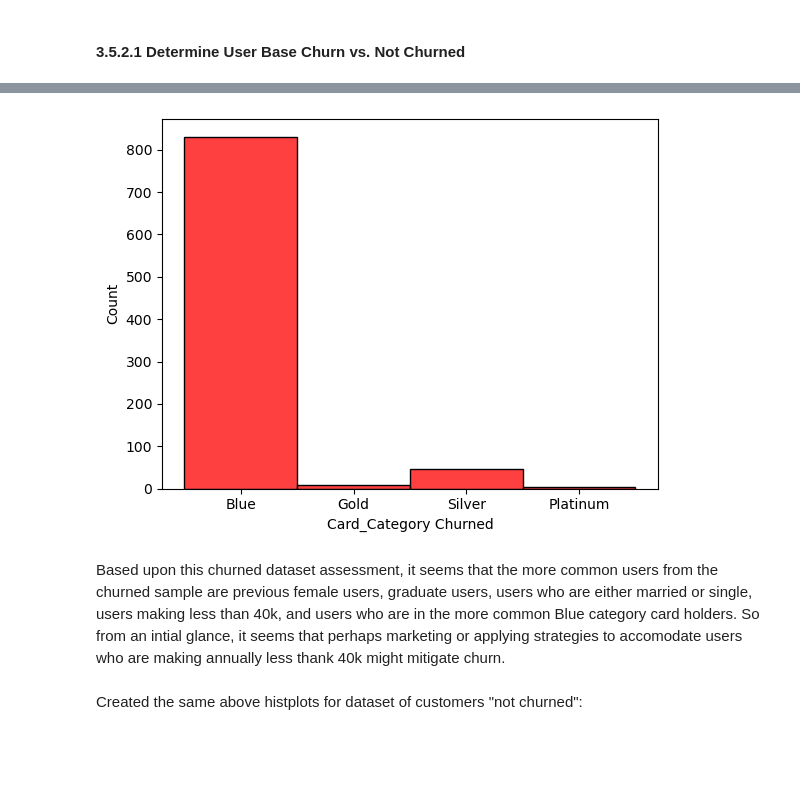
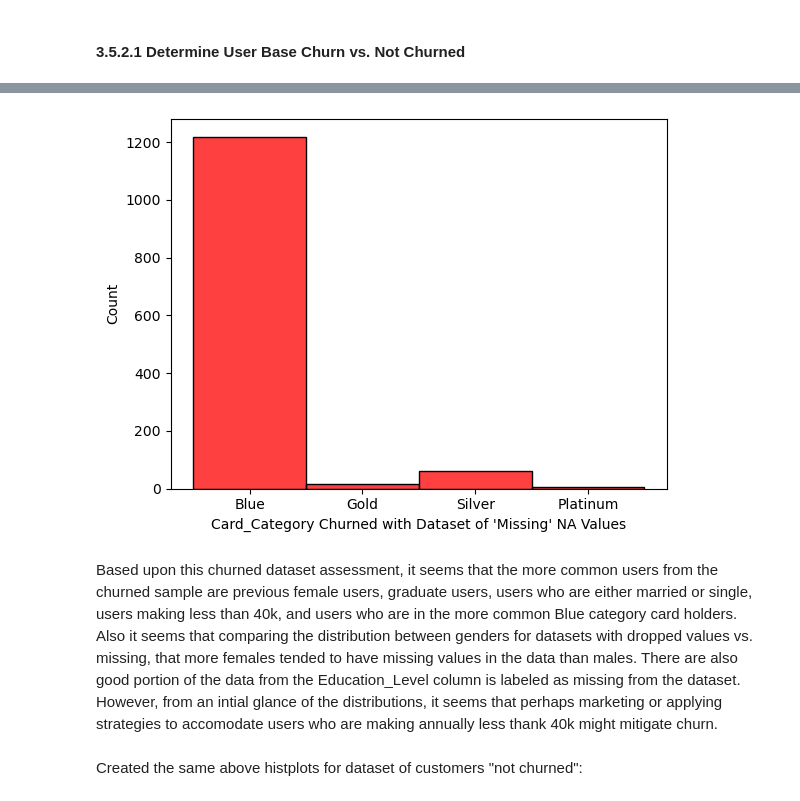
Before and after one commit to tpoozhikala/Bank-Churnrate, a Jupyter notebook: 3_EDA/03_EDA_Bank_Churnrate.ipynb, the cells around one changed output, grey strips where cells are left out. Cells and saved outputs as stored; diff of their text form; code cells hidden in the pictures; blank space fills up the shorter version.

```diff
--- a/3_EDA/03_EDA_Bank_Churnrate.ipynb
+++ b/3_EDA/03_EDA_Bank_Churnrate.ipynb
@@ -180,5 +181,7 @@ len(bank_current)
 # %%
 #Retrieve data for customers who churned
-bank_churn = bank_clean_dropna[bank_clean_dropna['Attrition_Flag'] == 0]
-len(bank_churn)
+bank_churn_drop = bank_clean_dropna[bank_clean_dropna['Attrition_Flag'] == 0]
+bank_churn = bank_clean_na_kept[bank_clean_na_kept['Attrition_Flag'] == 0]
+print(f"Number of customers not churned in dropped NA dataset: {len(bank_churn_drop)}")
+print(f"Number of customers not churned in 'missing' NA dataset: {len(bank_churn)}")
 # %% [output]
@@ -217,11 +253,11 @@ plt.show()
 # %%
-sns.histplot(data=bank_churn , x='Card_Category', color='r')
-plt.xlabel("Card_Category Churned")
+sns.histplot(data=bank_churn, x='Card_Category', color= 'r')
+plt.xlabel("Card_Category Churned with Dataset of 'Missing' NA Values")
 plt.show()
 # %% [output]
-[figure, old version]
+[figure, new version]
 # %% [markdown]
-Based upon this churned dataset assessment, it seems that the more common users from the churned sample are previous female users, graduate users, users who are either married or single, users making less than 40k, and users who are in the more common Blue category card holders. So from an intial glance, it seems that perhaps marketing or applying strategies to accomodate users who are making annually less thank 40k might mitigate churn.
+Based upon this churned dataset assessment, it seems that the more common users from the churned sample are previous female users, graduate users, users who are either married or single, users making less than 40k, and users who are in the more common Blue category card holders. Also it seems that comparing the distribution between genders for datasets with dropped values vs. missing, that more females tended to have missing values in the data than males. There are also good portion of the data from the Education_Level column is labeled as missing from the dataset. However, from an intial glance of the distributions, it seems that perhaps marketing or applying strategies to accomodate users who are making annually less thank 40k might mitigate churn.
 # %% [markdown]
 Created the same above histplots for dataset of customers "not churned":
 # %%
```
Also changed, not shown: parts of 15 cells of this notebook.
